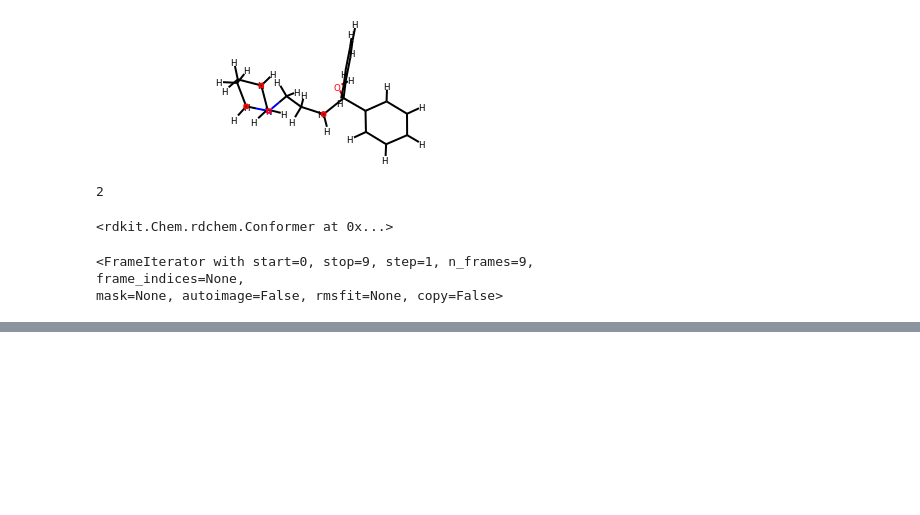
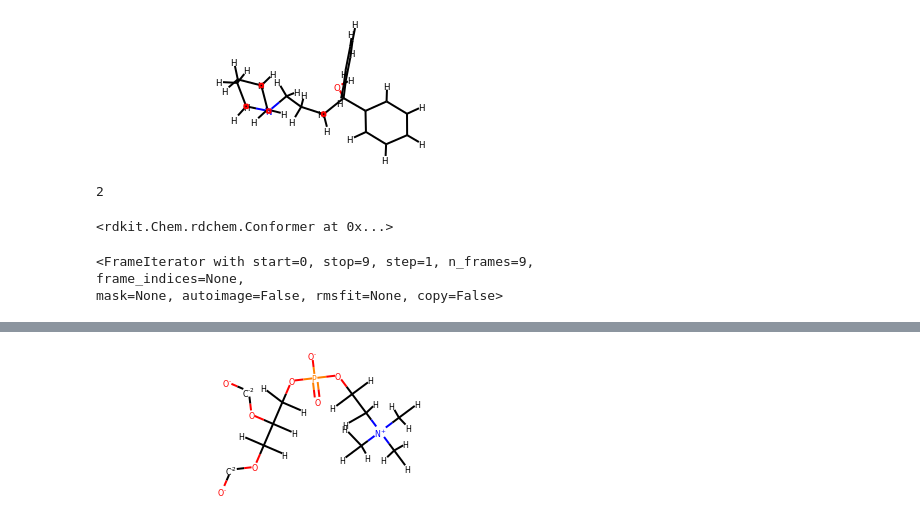
Before and after one commit to chemosim-lab/ProLIF, a Jupyter notebook: notebooks/md_trajectory.ipynb, the cells around one changed output, grey strips where cells are left out. Drawn from its saved outputs; the diff is of its cells as text; code cells hidden in the pictures; blank space fills up the shorter version.

```diff
--- a/notebooks/md_trajectory.ipynb
+++ b/notebooks/md_trajectory.ipynb
@@ -394,0 +473,5 @@ mask=None, autoimage=False, rmsfit=None, copy=False>
+# %%
+lig = prolif.Ligand.from_pytraj(traj[":294"])
+lig
+# %% [output]
+[figure, added]
```
Also changed, not shown: parts of 15 cells of this notebook, 10 other files.
